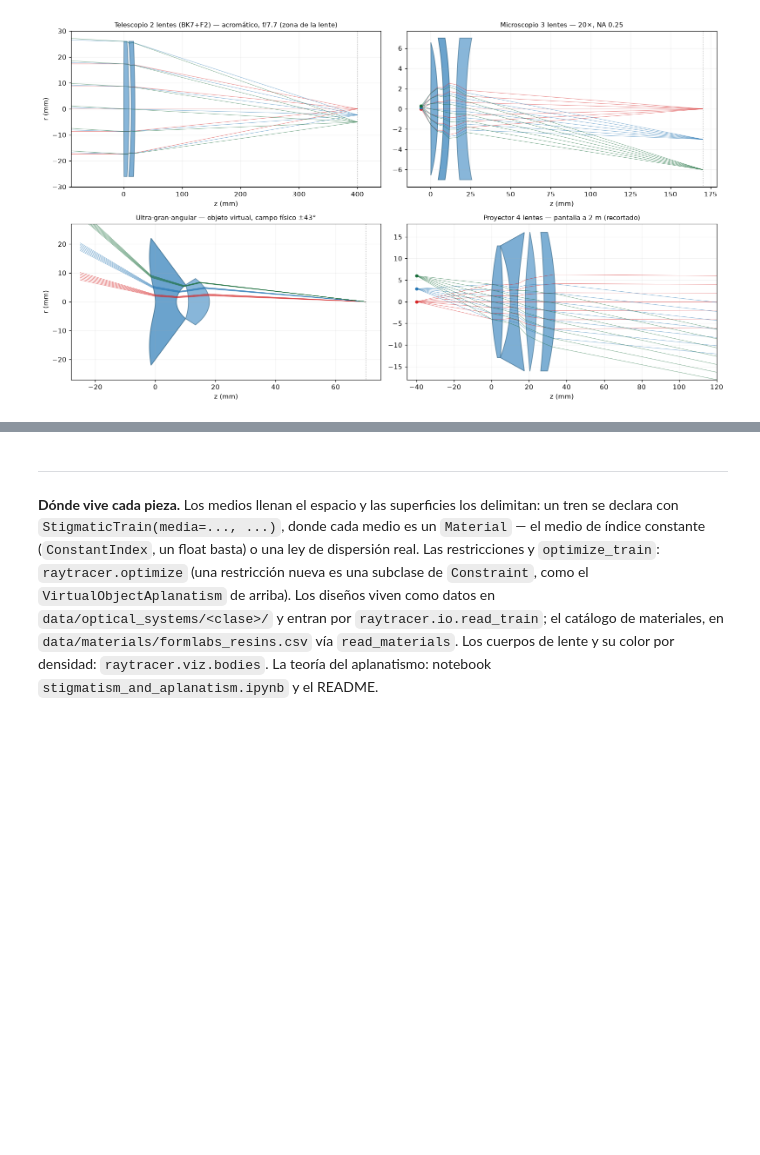
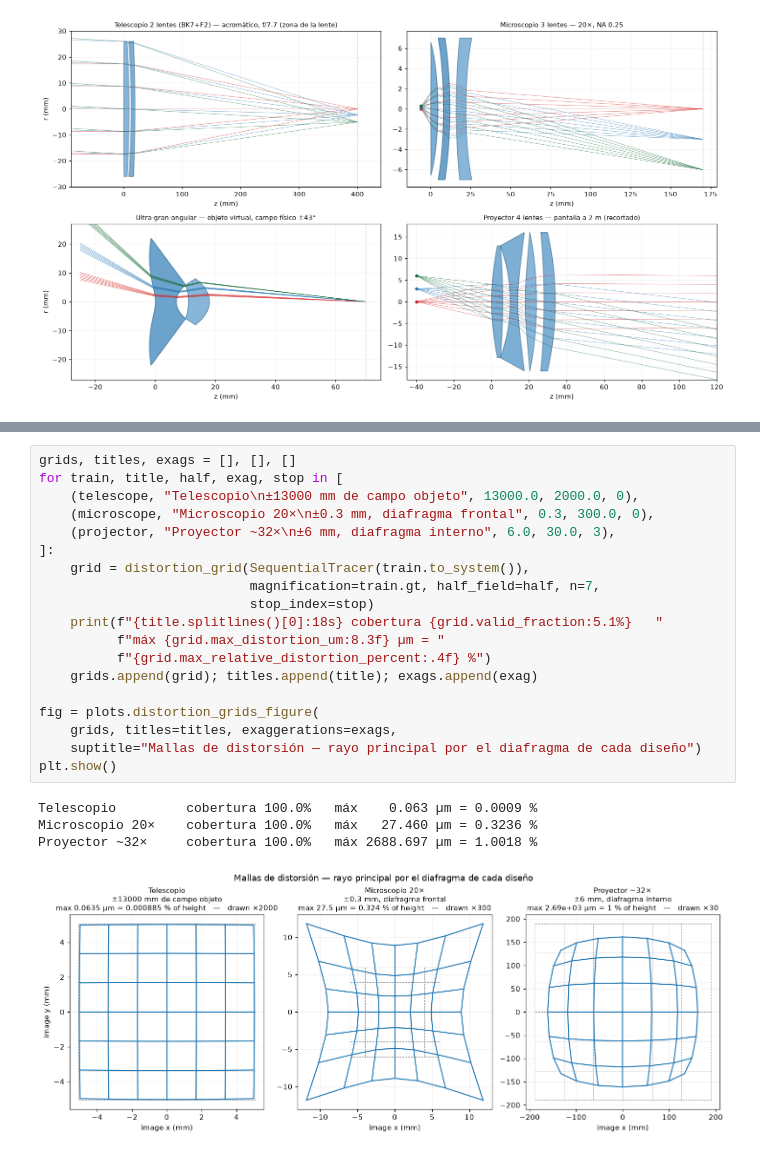
Before and after one commit to blancusjh/geometrical-raytracer, a Jupyter notebook: examples/notebooks/building_optical_systems.ipynb, the cells around one changed output, grey strips where cells are left out. Drawn from its saved outputs; the diff is of its cells as text; blank space fills up the shorter version.

```diff
--- a/examples/notebooks/building_optical_systems.ipynb
+++ b/examples/notebooks/building_optical_systems.ipynb
@@ -392,14 +330,24 @@ color axial F/C: -12.713 / +9.187 mm — declarado; con LED verde estrecho el di
-# %% [markdown]
----
-
-**Dónde vive cada pieza.** Los medios llenan el espacio y las superficies
-los delimitan: un tren se declara con `StigmaticTrain(media=..., ...)`,
-donde cada medio es un `Material` — el medio de índice constante
-(`ConstantIndex`, un float basta) o una ley de dispersión real. Las
-restricciones y `optimize_train`: `raytracer.optimize` (una restricción
-nueva es una subclase de `Constraint`, como el `VirtualObjectAplanatism` de
-arriba). Los diseños viven como datos en `data/optical_systems/<clase>/` y
-entran por `raytracer.io.read_train`; el catálogo de materiales, en
-`data/materials/formlabs_resins.csv` vía `read_materials`. Los cuerpos de
-lente y su color por densidad: `raytracer.viz.bodies`. La teoría del
-aplanatismo: notebook `stigmatism_and_aplanatism.ipynb` y el README.
+# %%
+grids, titles, exags = [], [], []
+for train, title, half, exag, stop in [
+    (telescope, "Telescopio\n±13000 mm de campo objeto", 13000.0, 2000.0, 0),
+    (microscope, "Microscopio 20×\n±0.3 mm, diafragma frontal", 0.3, 300.0, 0),
+    (projector, "Proyector ~32×\n±6 mm, diafragma interno", 6.0, 30.0, 3),
+]:
+    grid = distortion_grid(SequentialTracer(train.to_system()),
+                           magnification=train.gt, half_field=half, n=7,
+                           stop_index=stop)
+    print(f"{title.splitlines()[0]:18s} cobertura {grid.valid_fraction:5.1%}   "
+          f"máx {grid.max_distortion_um:8.3f} µm = "
+          f"{grid.max_relative_distortion_percent:.4f} %")
+    grids.append(grid); titles.append(title); exags.append(exag)
+
+fig = plots.distortion_grids_figure(
+    grids, titles=titles, exaggerations=exags,
+    suptitle="Mallas de distorsión — rayo principal por el diafragma de cada diseño")
+plt.show()
+# %% [output]
+Telescopio         cobertura 100.0%   máx    0.063 µm = 0.0009 %
+Microscopio 20×    cobertura 100.0%   máx   27.460 µm = 0.3236 %
+Proyector ~32×     cobertura 100.0%   máx 2688.697 µm = 1.0018 %
+[figure, added]
```
Also changed, not shown: parts of 8 cells of this notebook, 9 other files.
